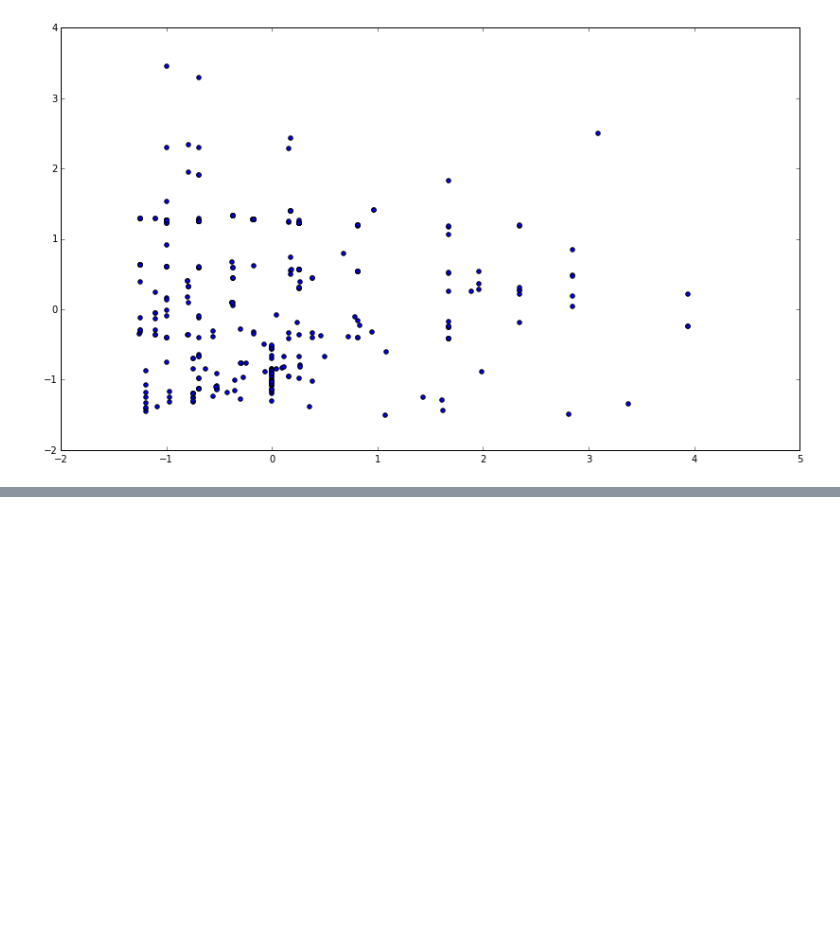
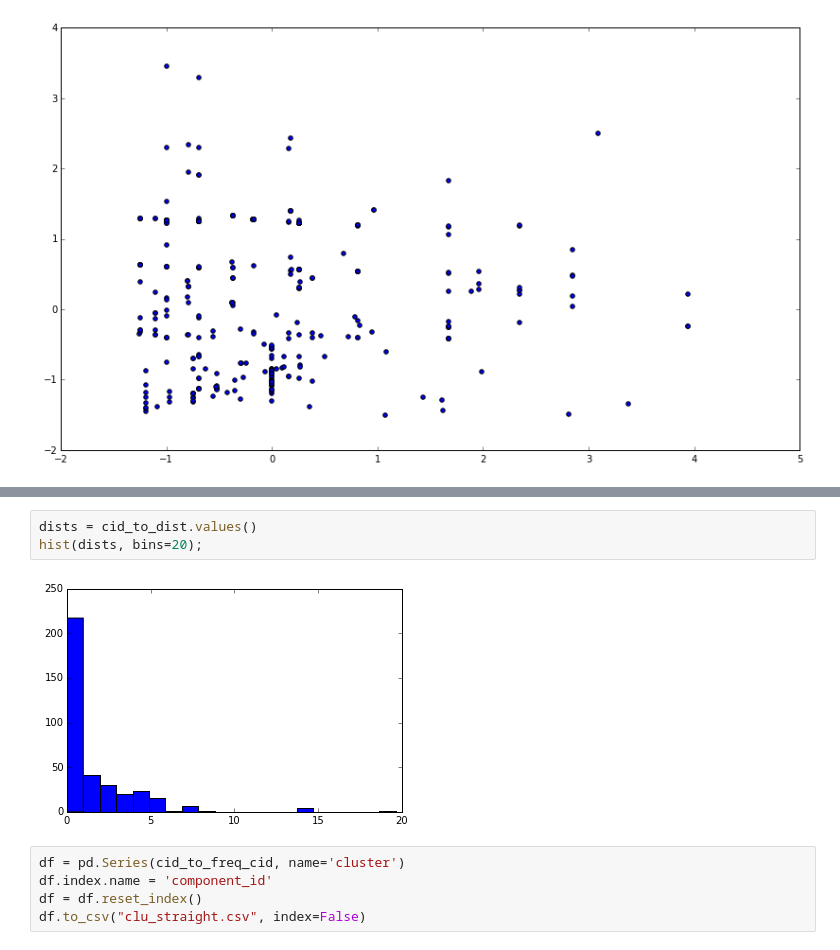
Before and after one commit to cberzan/kaggle-caterpillar, a Jupyter notebook: caterpillar-tube-pricing/straight_cluster.ipynb, the cells around one changed output, grey strips where cells are left out. Saved outputs shown, nothing was run; the diff lists cells and outputs as text; blank space fills up the shorter version.

```diff
--- a/caterpillar-tube-pricing/straight_cluster.ipynb
+++ b/caterpillar-tube-pricing/straight_cluster.ipynb
@@ -193,0 +309,10 @@ scatter(pts[:, 0], pts[:, 1])
+# %%
+dists = cid_to_dist.values()
+hist(dists, bins=20);
+# %% [output]
+[figure, added]
+# %%
+df = pd.Series(cid_to_freq_cid, name='cluster')
+df.index.name = 'component_id'
+df = df.reset_index()
+df.to_csv("clu_straight.csv", index=False)
```
Also changed, not shown: parts of 10 cells of this notebook, 2 other files.
